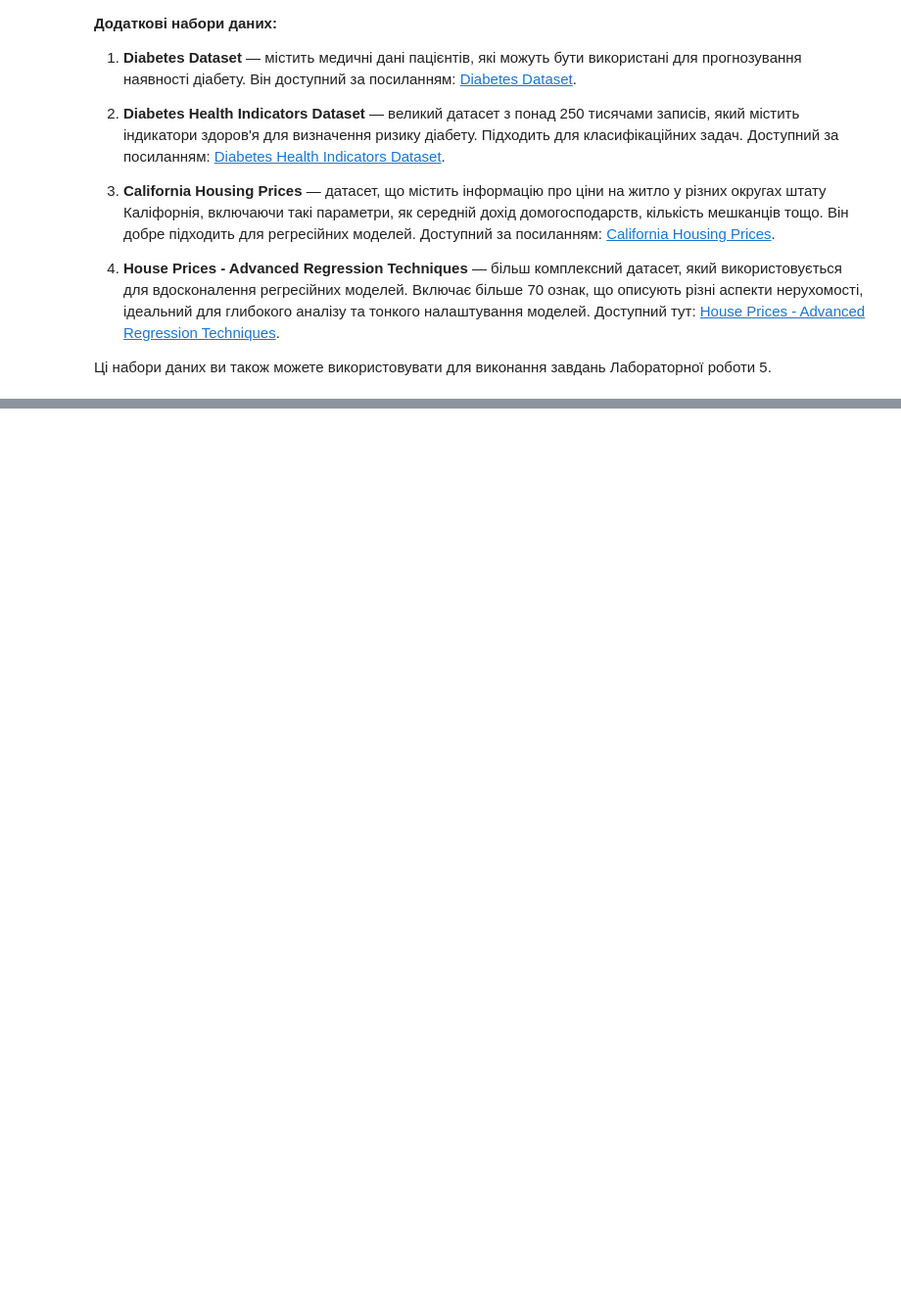
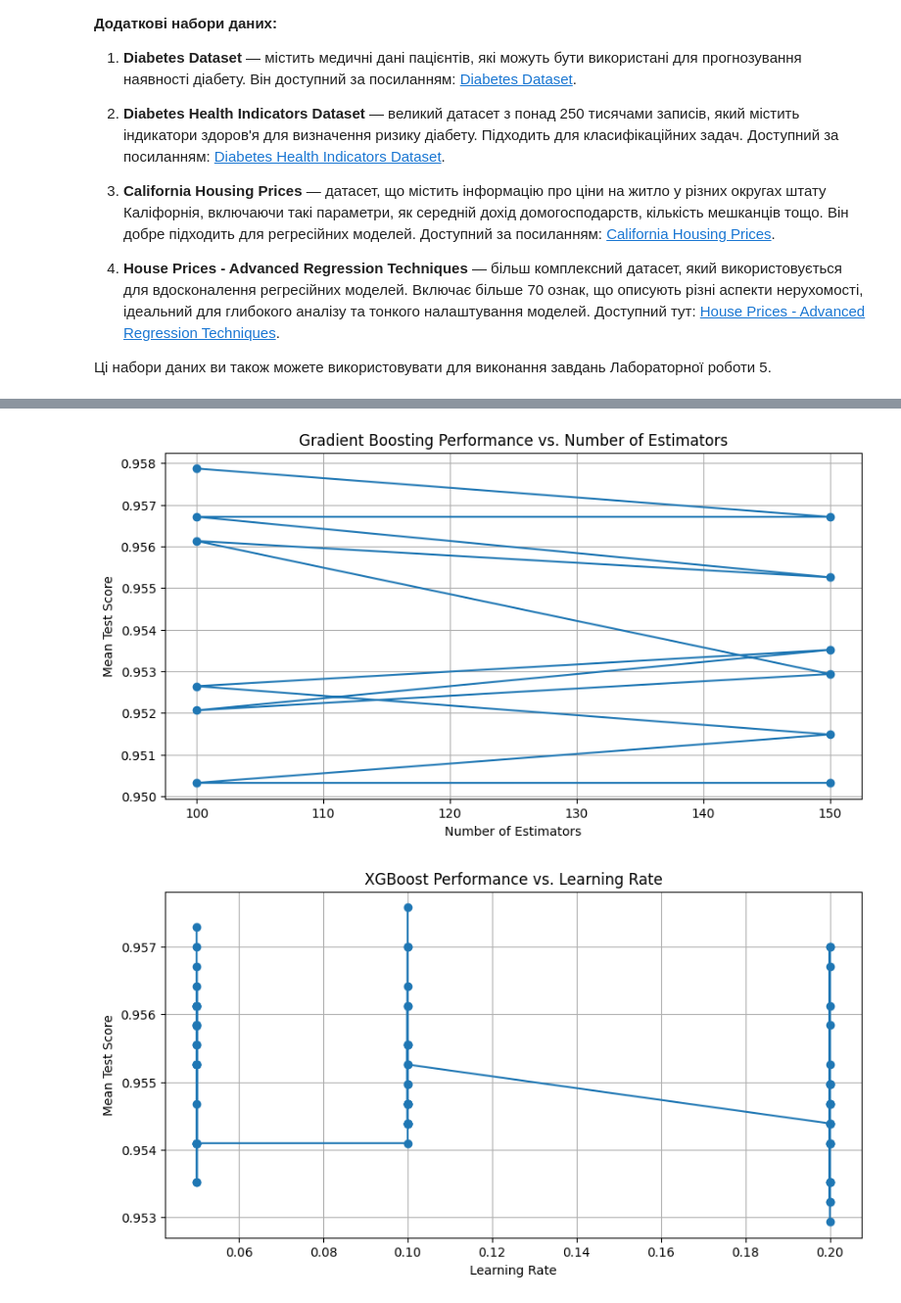
Before and after one commit to RickSanchezzz666/AD, a Jupyter notebook: Lab5/DM_practice_5.ipynb, the cells around one changed output, grey strips where cells are left out. Shown at 98% size. Cells and saved outputs as stored; diff of their text form; code cells hidden in the pictures; blank space fills up the shorter version.

```diff
--- a/Lab5/DM_practice_5.ipynb
+++ b/Lab5/DM_practice_5.ipynb
@@ -58,0 +166,3 @@
+# %%
+new_diabetes_df = pd.read_csv("diabetes_2.csv")
+new_diabetes_df
@@ -58,0 +373,21 @@
+# %%
+results_gb = gb_model_gs_reg.cv_results_
+plt.figure(figsize=(10, 5))
+plt.title("Gradient Boosting Performance vs. Number of Estimators")
+plt.xlabel("Number of Estimators")
+plt.ylabel("Mean Test Score")
+plt.plot(results_gb['param_n_estimators'], results_gb['mean_test_score'], marker='o')
+plt.grid()
+plt.show()
+
+results_xgb = xgb_model_gs_reg.cv_results_
+plt.figure(figsize=(10, 5))
+plt.title("XGBoost Performance vs. Learning Rate")
+plt.xlabel("Learning Rate")
+plt.ylabel("Mean Test Score")
+plt.plot(results_xgb['param_learning_rate'], results_xgb['mean_test_score'], marker='o')
+plt.grid()
+plt.show()
+# %% [output]
+[figure, added]
+[figure, added]
```
Also changed, not shown: parts of 13 cells of this notebook, 2 other files.
